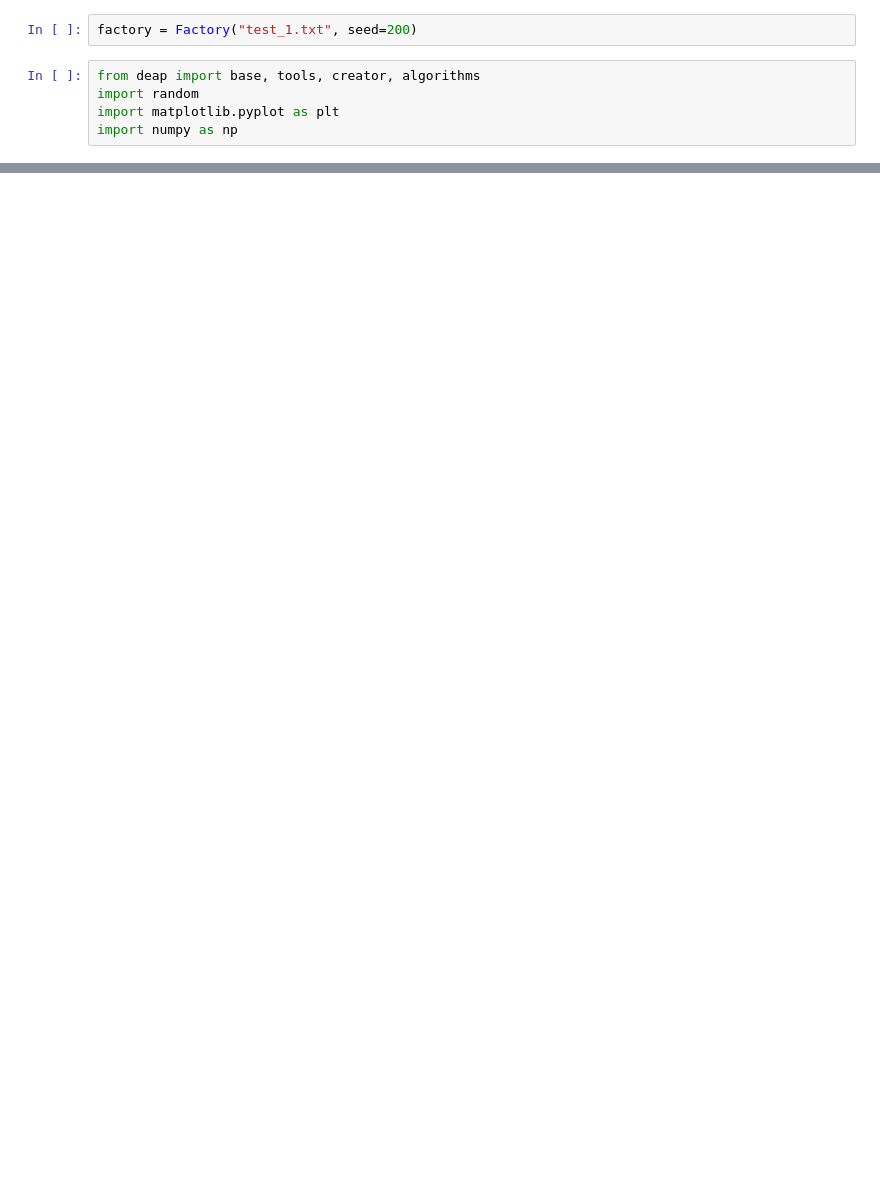
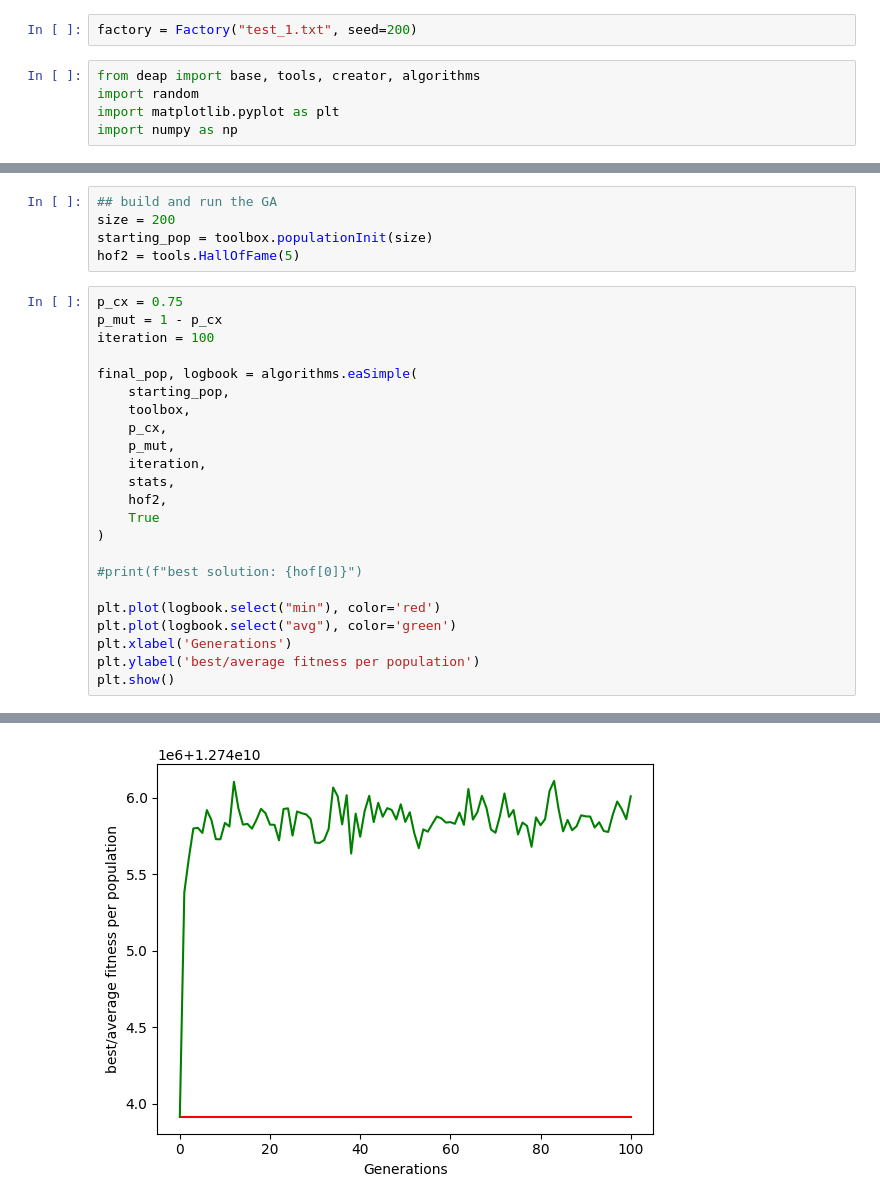
Before and after one commit to JoshuaNgerng/VRP_DEAP, a Jupyter notebook: deap.ipynb, the cells around one changed output, grey strips where cells are left out. Cells and saved outputs as stored; diff of their text form; blank space fills up the shorter version.

```diff
--- a/deap.ipynb
+++ b/deap.ipynb
@@ -118,0 +125,29 @@ print(type(hof[0]))
+# %%
+## build and run the GA
+size = 200
+starting_pop = toolbox.populationInit(size)
+hof2 = tools.HallOfFame(5)
+# %%
+p_cx = 0.75
+p_mut = 1 - p_cx
+iteration = 100
+
+final_pop, logbook = algorithms.eaSimple(
+    starting_pop,
+    toolbox,
+    p_cx,
+    p_mut,
+    iteration,
+    stats,
+    hof2,
+    True
+)
+
+#print(f"best solution: {hof[0]}")
+
+plt.plot(logbook.select("min"), color='red')
+plt.plot(logbook.select("avg"), color='green')
+plt.xlabel('Generations')
+plt.ylabel('best/average fitness per population')
+plt.show()
+# %% [output]
@@ -118,0 +171 @@ print(type(hof[0]))
+[figure, added]
```
Also changed, not shown: parts of 14 cells of this notebook, 2 other files.
